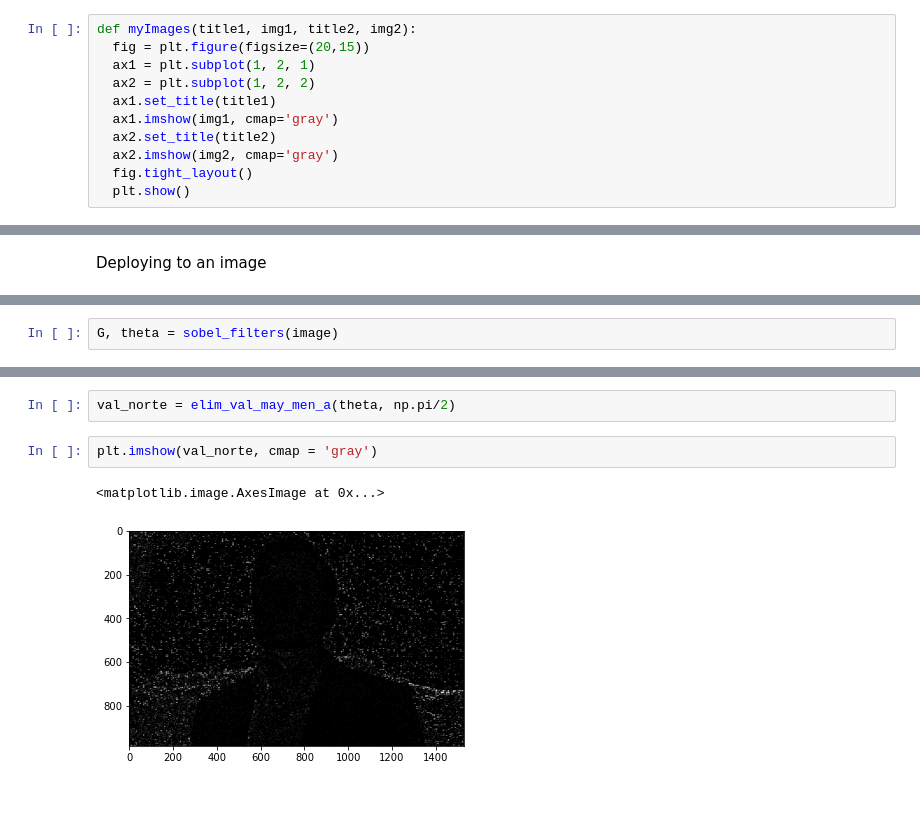
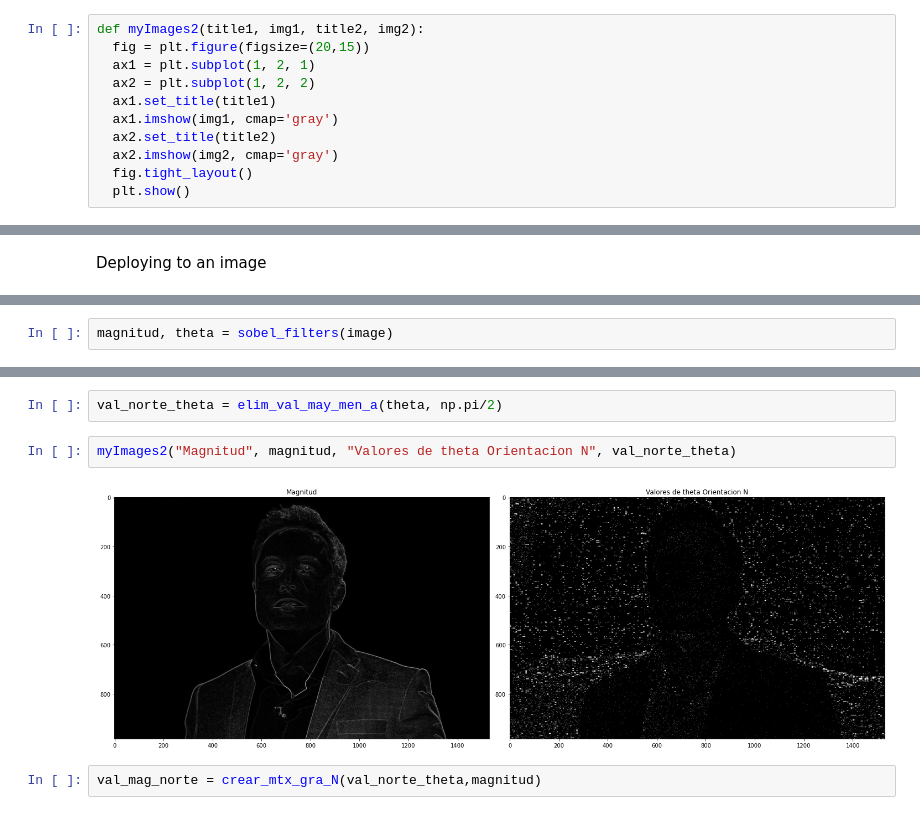
Before and after one commit to ElmerAlanoca/HackC, a Jupyter notebook: LABORATORIOS/LAB4/Lab4.ipynb, the cells around one changed output, grey strips where cells are left out. Saved outputs shown, nothing was run; the diff lists cells and outputs as text.

```diff
--- a/LABORATORIOS/LAB4/Lab4.ipynb
+++ b/LABORATORIOS/LAB4/Lab4.ipynb
@@ -15,7 +15,7 @@ import numpy as np
 # %% [markdown]
 Definiendo una función para mostrar rapidamente las imagenes
 # %%
-def myImages(title1, img1, title2, img2):
+def myImages2(title1, img1, title2, img2):
   fig = plt.figure(figsize=(20,15))
   ax1 = plt.subplot(1, 2, 1)
   ax2 = plt.subplot(1, 2, 2)
@@ -252,3 +255,3 @@ plt.imshow(image, cmap = 'gray')
 # %%
-G, theta = sobel_filters(image)
+magnitud, theta = sobel_filters(image)
 # %%
@@ -267,7 +280,8 @@ def elim_val_may_men_a(img, valor):
 # %%
-val_norte = elim_val_may_men_a(theta, np.pi/2)
+val_norte_theta = elim_val_may_men_a(theta, np.pi/2)
-# %%
-plt.imshow(val_norte, cmap = 'gray')
-# %% [output]
-<matplotlib.image.AxesImage at 0x...>
-[figure, removed]
+# %%
+myImages2("Magnitud", magnitud, "Valores de theta Orientacion N", val_norte_theta)
+# %% [output]
+[figure, added]
+# %%
+val_mag_norte = crear_mtx_gra_N(val_norte_theta,magnitud)
```
Also changed, not shown: parts of 5 cells of this notebook.
